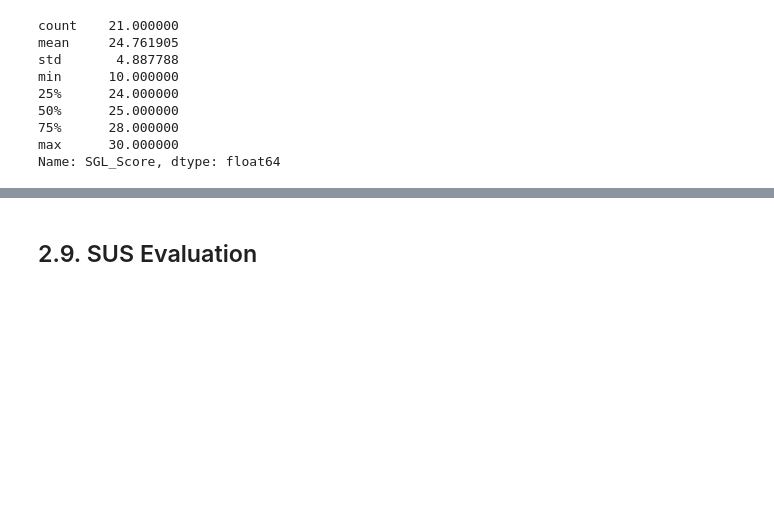
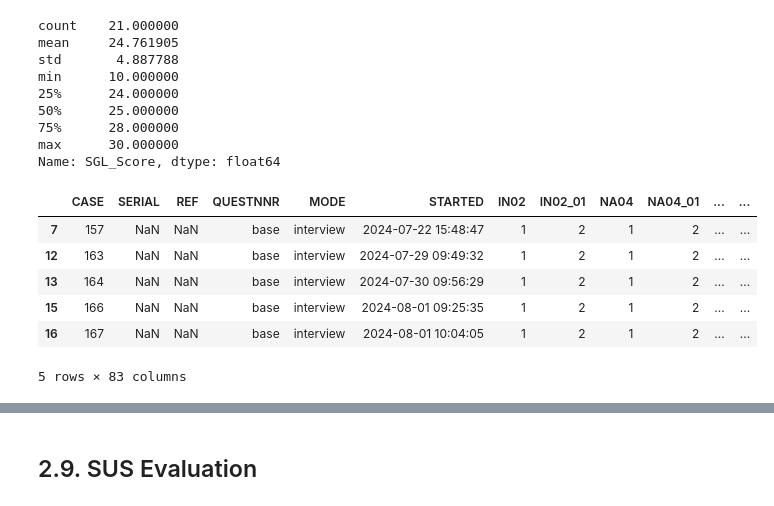
Before and after one commit to AAnzel/Polar-Diagrams-Dashboard, a Jupyter notebook: User_Study/src/User_Study_Main.ipynb, the cells around one changed output, grey strips where cells are left out. Drawn from its saved outputs; the diff is of its cells as text; code cells hidden in the pictures; blank space fills up the shorter version.

```diff
--- a/User_Study/src/User_Study_Main.ipynb
+++ b/User_Study/src/User_Study_Main.ipynb
@@ -624,3 +624,14 @@ min      10.000000
 75%      28.000000
 max      30.000000
 Name: SGL_Score, dtype: float64
+# %%
+float_third_quantile = df_study_data['SGL_Score'].quantile(0.75)
+df_study_data[df_study_data['SGL_Score'] > float_third_quantile]
+# %% [output]
+|  | CASE | SERIAL | REF | QUESTNNR | MODE | STARTED | IN02 | IN02_01 | NA04 | NA04_01 | ... | ... |
+| 7 | 157 | NaN | NaN | base | interview | 2024-07-22 15:48:47 | 1 | 2 | 1 | 2 | ... | ... |
+| 12 | 163 | NaN | NaN | base | interview | 2024-07-29 09:49:32 | 1 | 2 | 1 | 2 | ... | ... |
+| 13 | 164 | NaN | NaN | base | interview | 2024-07-30 09:56:29 | 1 | 2 | 1 | 2 | ... | ... |
+| 15 | 166 | NaN | NaN | base | interview | 2024-08-01 09:25:35 | 1 | 2 | 1 | 2 | ... | ... |
+| 16 | 167 | NaN | NaN | base | interview | 2024-08-01 10:04:05 | 1 | 2 | 1 | 2 | ... | ... |
+5 rows × 83 columns
```
Also changed, not shown: parts of 4 cells of this notebook.
